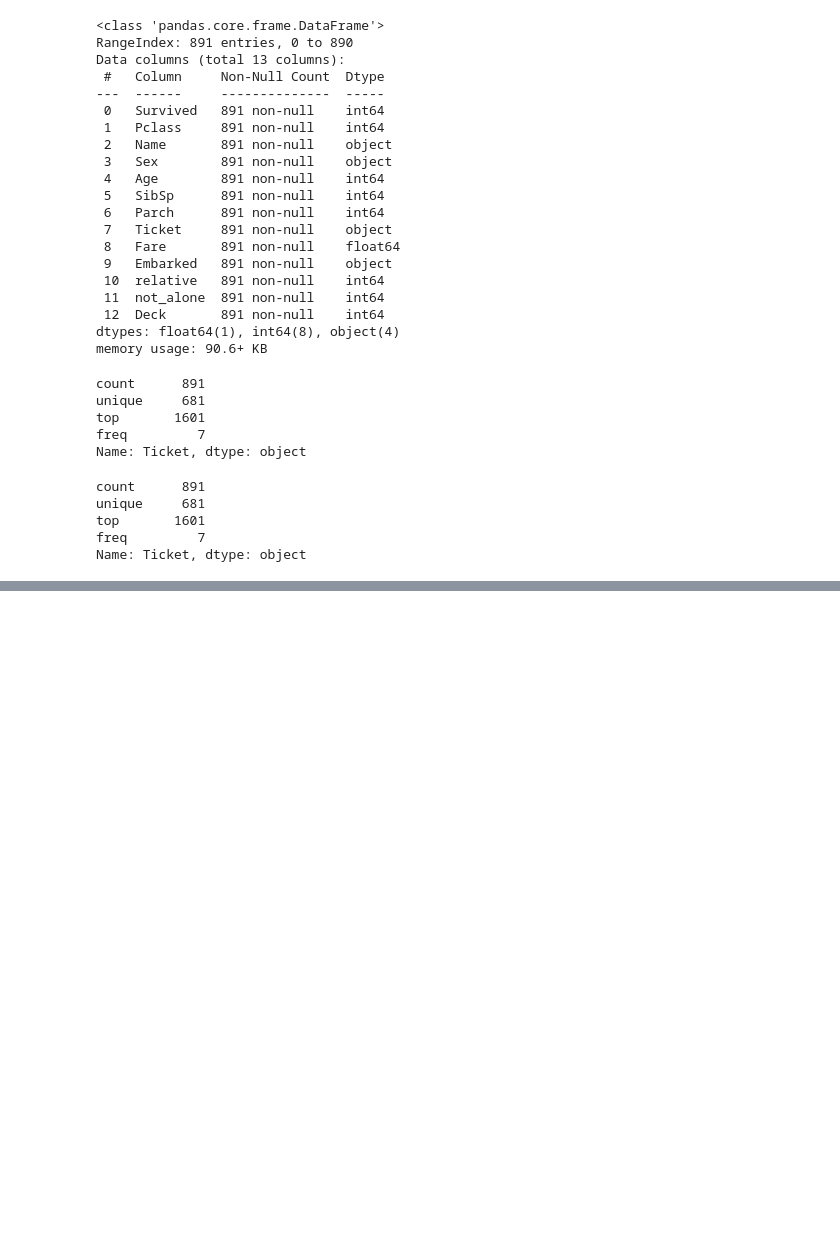
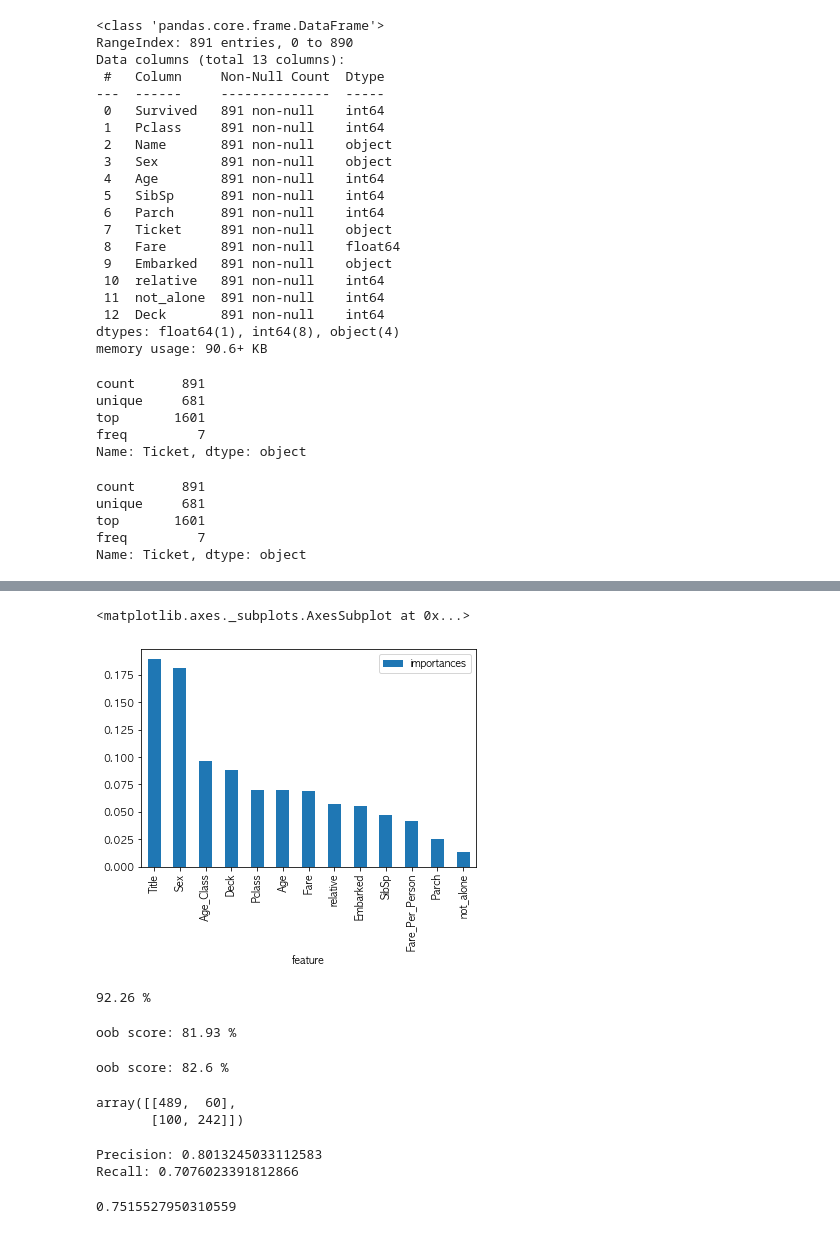
Before and after one commit to limjongin/Kaggle_Struggle, a Jupyter notebook: Kaggle_Struggle_1_End to End Project with Python.ipynb, the cells around one changed output, grey strips where cells are left out. Drawn from its saved outputs; the diff is of its cells as text; code cells hidden in the pictures; blank space fills up the shorter version.

```diff
--- a/Kaggle_Struggle_1_End to End Project with Python.ipynb
+++ b/Kaggle_Struggle_1_End to End Project with Python.ipynb
@@ -482,0 +496,3 @@ result_df.head(9)
+# %%
+importances = pd.DataFrame({'feature':X_train.columns, 'importances':np.round(random_forest.feature_importances_,3)})
+importances = importances.sort_values('importances',ascending = False).set_index('feature')
@@ -482,0 +517,5 @@ result_df.head(9)
+# %%
+importances.plot.bar()
+# %% [output]
+<matplotlib.axes._subplots.AxesSubplot at 0x...>
+[figure, added]
@@ -482,0 +528,55 @@ result_df.head(9)
+# %%
+random_forest = RandomForestClassifier(n_estimators=100, oob_score = True)
+random_forest.fit(X_train, Y_train)
+Y_prediction = random_forest.predict(X_test)
+
+random_forest.score(X_train, Y_train)
+
+acc_random_forest = round(random_forest.score(X_train, Y_train) * 100, 2)
+print(round(acc_random_forest,2,), '%')
+# %% [output]
+92.26 %
+# %%
+print('oob score:', round(random_forest.oob_score_, 4) * 100, '%')
+# %% [output]
+oob score: 81.93 %
+# %%
+random_forest = RandomForestClassifier(criterion = "gini",
+                                       min_samples_leaf = 1,
+                                       min_samples_split = 10,
+                                       n_estimators=100,
+                                       max_features='auto',
+                                       oob_score=True,
+                                       random_state=1,
+                                       n_jobs=-1)
+
+random_forest.fit(X_train, Y_train)
+Y_prediction = random_forest.predict(X_test)
+
+random_forest.score(X_train, Y_train)
+
+print("oob score:", round(random_forest.oob_score_, 4)*100, "%")
+# %% [output]
+oob score: 82.6 %
+# %%
+from sklearn.model_selection import cross_val_predict
+from sklearn.metrics import confusion_matrix
+
+predictions = cross_val_predict(random_forest, X_train, Y_train, cv=3)
+confusion_matrix(Y_train, predictions)
+# %% [output]
+array([[489,  60],
+       [100, 242]])
+# %%
+from sklearn.metrics import precision_score, recall_score
+
+print('Precision:', precision_score(Y_train, predictions))
+print('Recall:', recall_score(Y_train, predictions))
+# %% [output]
+Precision: 0.8013245033112583
+Recall: 0.7076023391812866
+# %%
+from sklearn.metrics import f1_score
+f1_score(Y_train, predictions)
+# %% [output]
+0.7515527950310559
```
Also changed, not shown: parts of 25 cells of this notebook, 1 other file.
